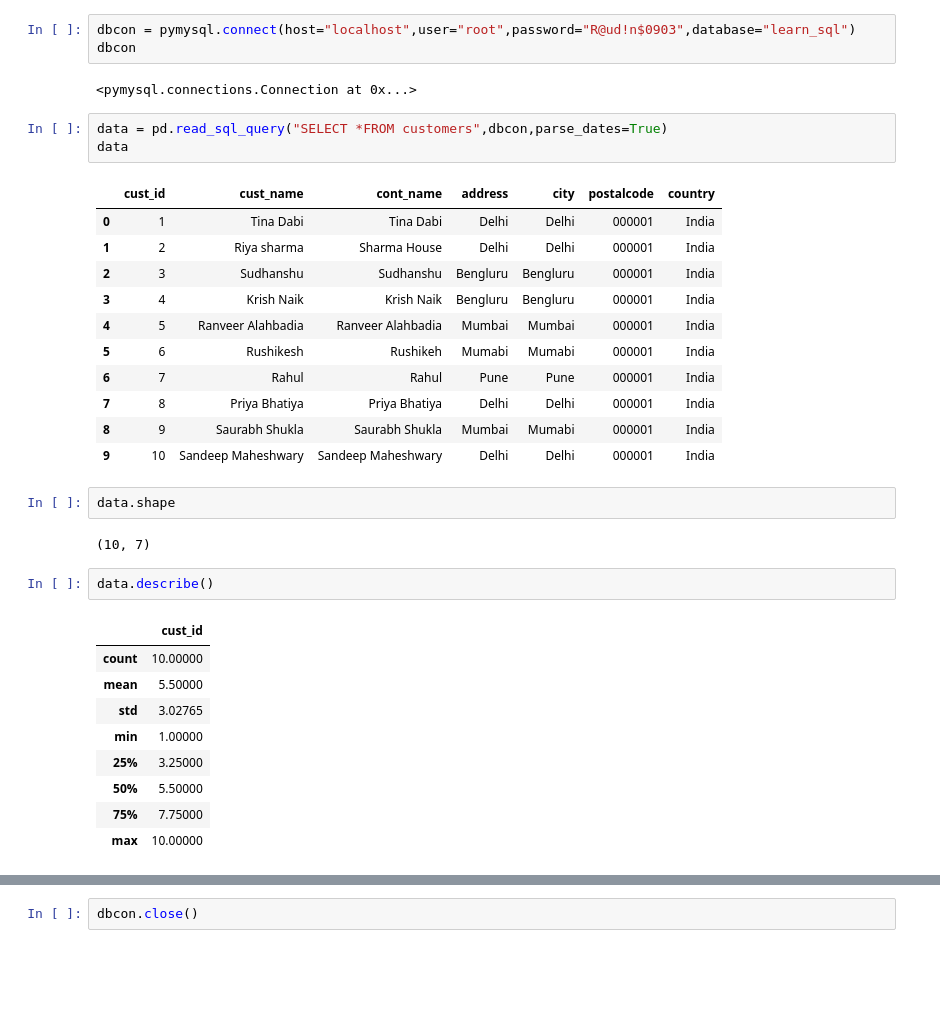
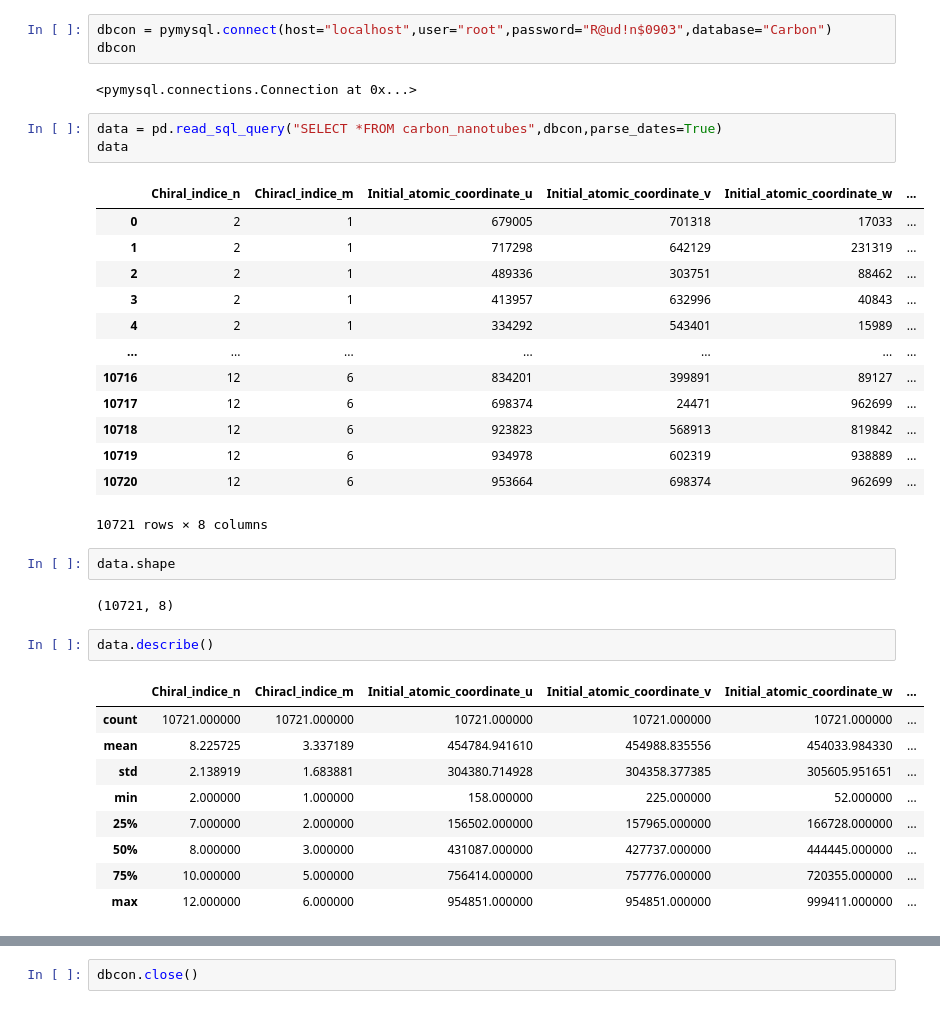
Before and after one commit to Rushi9867/Python_Fast_Track, a Jupyter notebook: DataBase/Database.ipynb, the cells around one changed output, grey strips where cells are left out. Cells and saved outputs as stored; diff of their text form; blank space fills up the shorter version.

```diff
--- a/DataBase/Database.ipynb
+++ b/DataBase/Database.ipynb
@@ -423,39 +401,41 @@ data
 import pymysql
 import pandas as pd
 # %%
-dbcon = pymysql.connect(host="localhost",user="root",password="R@ud!n$0903",database="learn_sql")
+dbcon = pymysql.connect(host="localhost",user="root",password="R@ud!n$0903",database="Carbon")
 dbcon
 # %% [output]
 <pymysql.connections.Connection at 0x...>
 # %%
-data = pd.read_sql_query("SELECT *FROM customers",dbcon,parse_dates=True)
+data = pd.read_sql_query("SELECT *FROM carbon_nanotubes",dbcon,parse_dates=True)
 data
 # %% [output]
-|  | cust_id | cust_name | cont_name | address | city | postalcode | country |
-| 0 | 1 | Tina Dabi | Tina Dabi | Delhi | Delhi | 000001 | India |
-| 1 | 2 | Riya sharma | Sharma House | Delhi | Delhi | 000001 | India |
-| 2 | 3 | Sudhanshu | Sudhanshu | Bengluru | Bengluru | 000001 | India |
-| 3 | 4 | Krish Naik | Krish Naik | Bengluru | Bengluru | 000001 | India |
-| 4 | 5 | Ranveer Alahbadia | Ranveer Alahbadia | Mumbai | Mumbai | 000001 | India |
-| 5 | 6 | Rushikesh | Rushikeh | Mumabi | Mumabi | 000001 | India |
-| 6 | 7 | Rahul | Rahul | Pune | Pune | 000001 | India |
-| 7 | 8 | Priya Bhatiya | Priya Bhatiya | Delhi | Delhi | 000001 | India |
-| 8 | 9 | Saurabh Shukla | Saurabh Shukla | Mumbai | Mumabi | 000001 | India |
-| 9 | 10 | Sandeep Maheshwary | Sandeep Maheshwary | Delhi | Delhi | 000001 | India |
+|  | Chiral_indice_n | Chiracl_indice_m | Initial_atomic_coordinate_u | Initial_atomic_coordinate_v | Initial_atomic_coordinate_w | ... |
+| 0 | 2 | 1 | 679005 | 701318 | 17033 | ... |
+| 1 | 2 | 1 | 717298 | 642129 | 231319 | ... |
+| 2 | 2 | 1 | 489336 | 303751 | 88462 | ... |
+| 3 | 2 | 1 | 413957 | 632996 | 40843 | ... |
+| 4 | 2 | 1 | 334292 | 543401 | 15989 | ... |
+| ... | ... | ... | ... | ... | ... | ... |
+| 10716 | 12 | 6 | 834201 | 399891 | 89127 | ... |
+| 10717 | 12 | 6 | 698374 | 24471 | 962699 | ... |
+| 10718 | 12 | 6 | 923823 | 568913 | 819842 | ... |
+| 10719 | 12 | 6 | 934978 | 602319 | 938889 | ... |
+| 10720 | 12 | 6 | 953664 | 698374 | 962699 | ... |
+10721 rows × 8 columns
 # %%
 data.shape
 # %% [output]
-(10, 7)
+(10721, 8)
 # %%
 data.describe()
 # %% [output]
-|  | cust_id |
-| count | 10.00000 |
-| mean | 5.50000 |
-| std | 3.02765 |
-| min | 1.00000 |
-| 25% | 3.25000 |
-| 50% | 5.50000 |
-| 75% | 7.75000 |
-| max | 10.00000 |
+|  | Chiral_indice_n | Chiracl_indice_m | Initial_atomic_coordinate_u | Initial_atomic_coordinate_v | Initial_atomic_coordinate_w | ... |
+| count | 10721.000000 | 10721.000000 | 10721.000000 | 10721.000000 | 10721.000000 | ... |
+| mean | 8.225725 | 3.337189 | 454784.941610 | 454988.835556 | 454033.984330 | ... |
+| std | 2.138919 | 1.683881 | 304380.714928 | 304358.377385 | 305605.951651 | ... |
+| min | 2.000000 | 1.000000 | 158.000000 | 225.000000 | 52.000000 | ... |
+| 25% | 7.000000 | 2.000000 | 156502.000000 | 157965.000000 | 166728.000000 | ... |
+| 50% | 8.000000 | 3.000000 | 431087.000000 | 427737.000000 | 444445.000000 | ... |
+| 75% | 10.000000 | 5.000000 | 756414.000000 | 757776.000000 | 720355.000000 | ... |
+| max | 12.000000 | 6.000000 | 954851.000000 | 954851.000000 | 999411.000000 | ... |
 # %%
```
Also changed, not shown: parts of 71 cells of this notebook, 4 other files.
